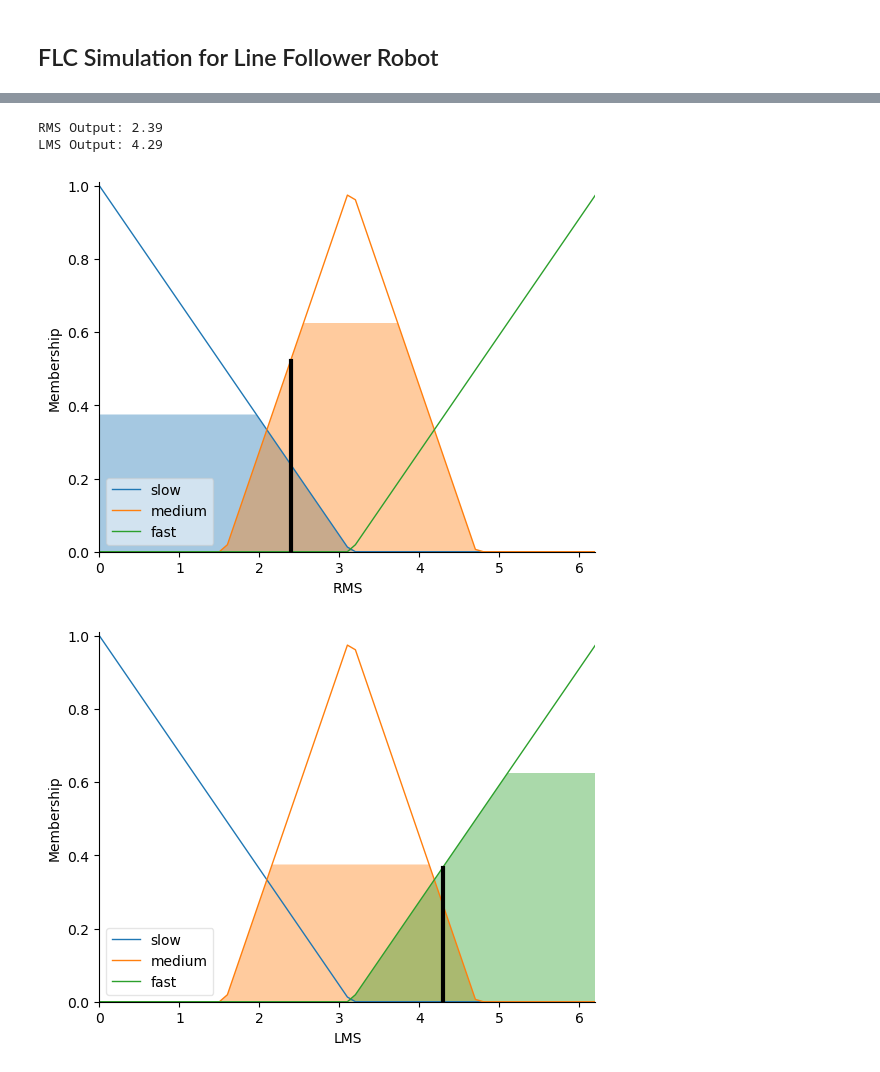
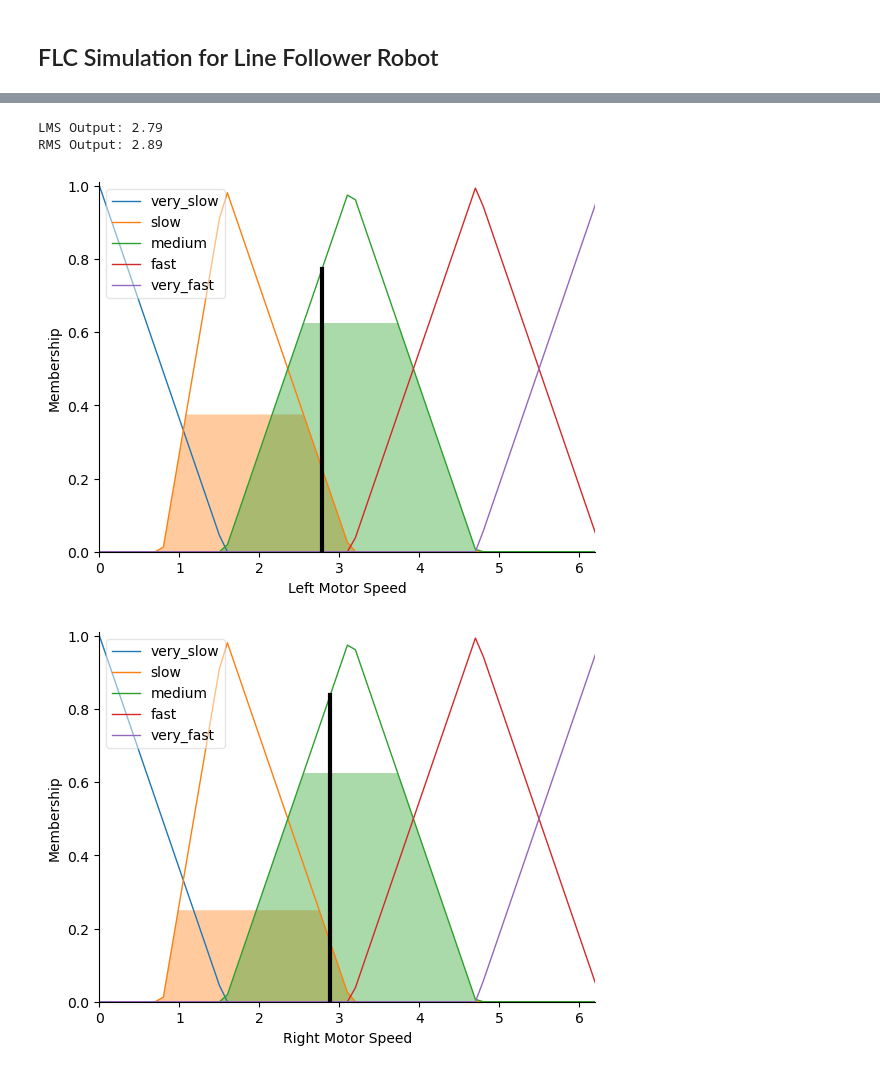
Before and after one commit to frostdev03/LineFollowerCV, a Jupyter notebook: fuzzy_simulation.ipynb, the cells around one changed output, grey strips where cells are left out. Saved outputs shown, nothing was run; the diff lists cells and outputs as text; code cells hidden in the pictures.

Commit message:
update controller

```diff
--- a/fuzzy_simulation.ipynb
+++ b/fuzzy_simulation.ipynb
@@ -44,46 +53,66 @@ lms.view()
 # %%
 # Define fuzzy rules
-# Define rules
-rule1 = ctl.Rule(error['negative'] & delta_error['negative'], (rms['fast'], lms['slow']))
-rule2 = ctl.Rule(error['negative'] & delta_error['zero'], (rms['medium'], lms['slow']))
-rule3 = ctl.Rule(error['negative'] & delta_error['positive'], (rms['slow'], lms['slow']))
-rule4 = ctl.Rule(error['zero'] & delta_error['negative'], (rms['fast'], lms['medium']))
-rule5 = ctl.Rule(error['zero'] & delta_error['zero'], (rms['medium'], lms['medium']))
-rule6 = ctl.Rule(error['zero'] & delta_error['positive'], (rms['slow'], lms['medium']))
-rule7 = ctl.Rule(error['positive'] & delta_error['negative'], (rms['fast'], lms['fast']))
-rule8 = ctl.Rule(error['positive'] & delta_error['zero'], (rms['medium'], lms['fast']))
-rule9 = ctl.Rule(error['positive'] & delta_error['positive'], (rms['slow'], lms['fast']))
+rules = [
+    ctl.Rule(error['highly_negative'] & delta_error['highly_negative'], (left_motor_speed['very_fast'], right_motor_speed['very_slow'])),
+    ctl.Rule(error['highly_negative'] & delta_error['negative'], (left_motor_speed['fast'], right_motor_speed['slow'])),
+    ctl.Rule(error['highly_negative'] & delta_error['mid'], (left_motor_speed['medium'], right_motor_speed['slow'])),
+    ctl.Rule(error['highly_negative'] & delta_error['positive'], (left_motor_speed['medium'], right_motor_speed['medium'])),
+    ctl.Rule(error['highly_negative'] & delta_error['highly_positive'], (left_motor_speed['slow'], right_motor_speed['fast'])),
 
+    ctl.Rule(error['negative'] & delta_error['highly_negative'], (left_motor_speed['fast'], right_motor_speed['very_slow'])),
+    ctl.Rule(error['negative'] & delta_error['negative'], (left_motor_speed['medium'], right_motor_speed['slow'])),
+    ctl.Rule(error['negative'] & delta_error['mid'], (left_motor_speed['medium'], right_motor_speed['medium'])),
+    ctl.Rule(error['negative'] & delta_error['positive'], (left_motor_speed['slow'], right_motor_speed['medium'])),
+    ctl.Rule(error['negative'] & delta_error['highly_positive'], (left_motor_speed['slow'], right_motor_speed['fast'])),
+
+    ctl.Rule(error['mid'] & delta_error['highly_negative'], (left_motor_speed['medium'], right_motor_speed['fast'])),
+    ctl.Rule(error['mid'] & delta_error['negative'], (left_motor_speed['medium'], right_motor_speed['medium'])),
+    ctl.Rule(error['mid'] & delta_error['mid'], (left_motor_speed['medium'], right_motor_speed['medium'])),
+    ctl.Rule(error['mid'] & delta_error['positive'], (left_motor_speed['medium'], right_motor_speed['medium'])),
+    ctl.Rule(error['mid'] & delta_error['highly_positive'], (left_motor_speed['medium'], right_motor_speed['fast'])),
+
+    ctl.Rule(error['positive'] & delta_error['highly_negative'], (left_motor_speed['slow'], right_motor_speed['medium'])),
+    ctl.Rule(error['positive'] & delta_error['negative'], (left_motor_speed['slow'], right_motor_speed['medium'])),
+    ctl.Rule(error['positive'] & delta_error['mid'], (left_motor_speed['medium'], right_motor_speed['medium'])),
+    ctl.Rule(error['positive'] & delta_error['positive'], (left_motor_speed['slow'], right_motor_speed['fast'])),
+    ctl.Rule(error['positive'] & delta_error['highly_positive'], (left_motor_speed['very_slow'], right_motor_speed['very_fast'])),
+
+    ctl.Rule(error['highly_positive'] & delta_error['highly_negative'], (left_motor_speed['slow'], right_motor_speed['fast'])),
+    ctl.Rule(error['highly_positive'] & delta_error['negative'], (left_motor_speed['slow'], right_motor_speed['medium'])),
+    ctl.Rule(error['highly_positive'] & delta_error['mid'], (left_motor_speed['medium'], right_motor_speed['medium'])),
+    ctl.Rule(error['highly_positive'] & delta_error['positive'], (left_motor_speed['slow'], right_motor_speed['fast'])),
+    ctl.Rule(error['highly_positive'] & delta_error['highly_positive'], (left_motor_speed['very_slow'], right_motor_speed['very_fast']))
+]
 # Control system
-rms_ctrl = ctl.ControlSystem([rule1, rule2, rule3, rule4, rule5, rule6, rule7, rule8, rule9])
-lms_ctrl = ctl.ControlSystem([rule1, rule2, rule3, rule4, rule5, rule6, rule7, rule8, rule9])
+left_motor_speed_ctl = ctl.ControlSystem(rules)
+right_motor_speed_ctl = ctl.ControlSystem(rules)
 
 # Simulation
-rms_sim = ctl.ControlSystemSimulation(rms_ctrl)
-lms_sim = ctl.ControlSystemSimulation(lms_ctrl)
+left_speed_sim = ctl.ControlSystemSimulation(left_motor_speed_ctl)
+right_speed_sim = ctl.ControlSystemSimulation(right_motor_speed_ctl)
 
 # Input values
-input_error = 50
+input_error = -100
 input_delta_error = 30
 
-rms_sim.input['Error'] = input_error
-rms_sim.input['Delta Error'] = input_delta_error
+left_speed_sim.input['Error'] = input_error
+left_speed_sim.input['Delta Error'] = input_delta_error
 
-lms_sim.input['Error'] = input_error
-lms_sim.input['Delta Error'] = input_delta_error
+right_speed_sim.input['Error'] = input_error
+right_speed_sim.input['Delta Error'] = input_delta_error
 
 # Compute the outputs
-rms_sim.compute()
-lms_sim.compute()
+left_speed_sim.compute()
+right_speed_sim.compute()
 
-print(f"RMS Output: {rms_sim.output['RMS']:.2f}")
-print(f"LMS Output: {lms_sim.output['LMS']:.2f}")
+print(f"LMS Output: {left_speed_sim.output['Left Motor Speed']:.2f}")
+print(f"RMS Output: {right_speed_sim.output['Right Motor Speed']:.2f}")
 
 # Visualize the output membership functions
-rms.view(sim=rms_sim)
-lms.view(sim=lms_sim)
+left_motor_speed.view(sim=left_speed_sim)
+right_motor_speed.view(sim=right_speed_sim)
 # %% [output]
-RMS Output: 2.39
-LMS Output: 4.29
+LMS Output: 2.79
+RMS Output: 2.89
-[figure, old version]
+[figure, new version]
-[figure, old version]
+[figure, new version]
```
Also changed, not shown: parts of 1 cell of this notebook, 5 other files.
